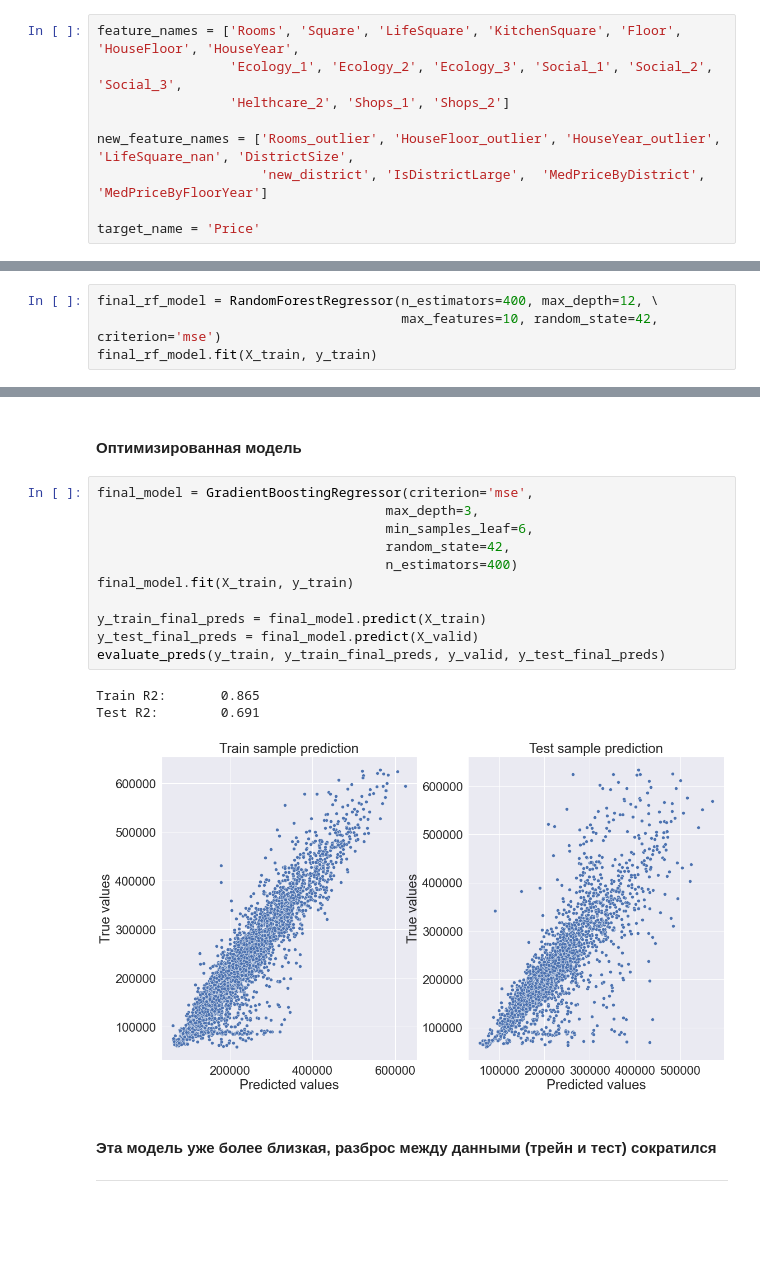
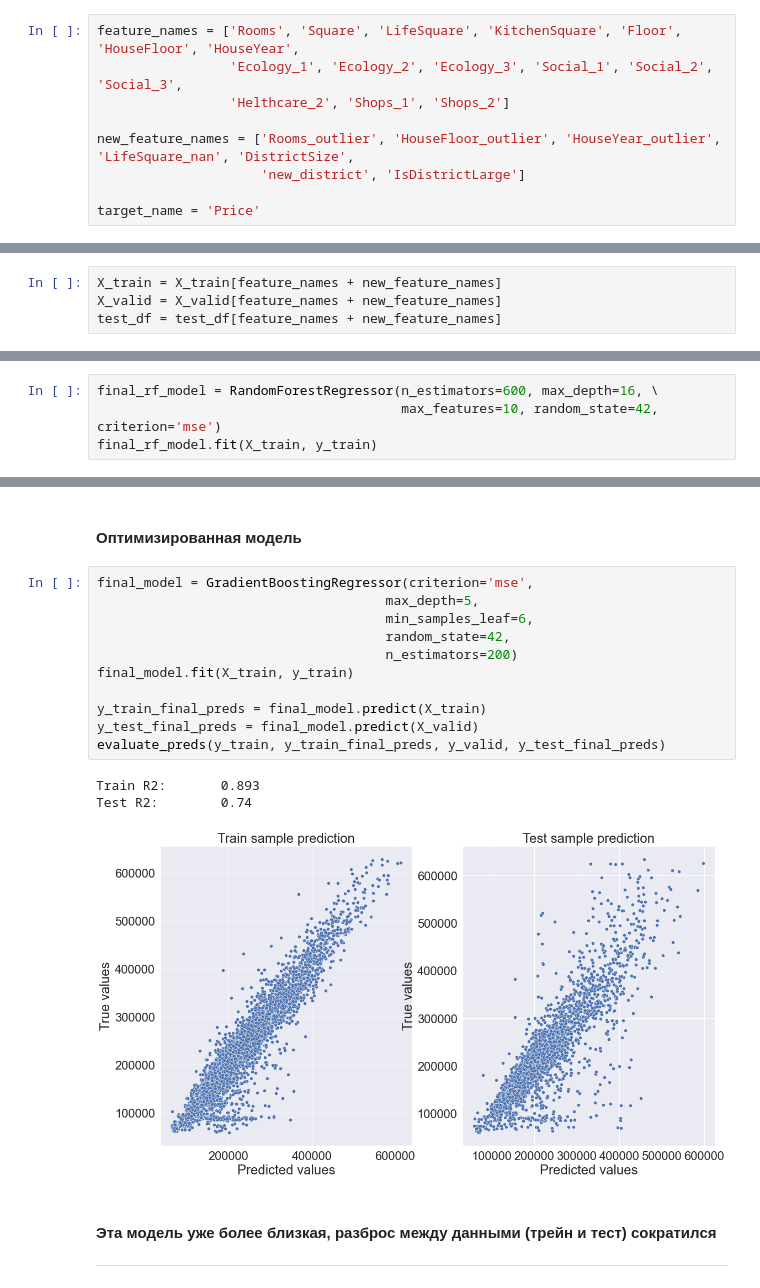
Before and after one commit to samoryad/datascience_GB, a Jupyter notebook: project_price_prediction/project_price_prediction.ipynb, the cells around one changed output, grey strips where cells are left out. Drawn from its saved outputs; the diff is of its cells as text; blank space fills up the shorter version.

```diff
--- a/project_price_prediction/project_price_prediction.ipynb
+++ b/project_price_prediction/project_price_prediction.ipynb
@@ -784,7 +787,7 @@ feature_names = ['Rooms', 'Square', 'LifeSquare', 'KitchenSquare', 'Floor', 'Hou
                  'Helthcare_2', 'Shops_1', 'Shops_2']
 
 new_feature_names = ['Rooms_outlier', 'HouseFloor_outlier', 'HouseYear_outlier', 'LifeSquare_nan', 'DistrictSize',
-                     'new_district', 'IsDistrictLarge',  'MedPriceByDistrict', 'MedPriceByFloorYear']
+                     'new_district', 'IsDistrictLarge']
 
 target_name = 'Price'
 # %% [markdown]
@@ -819,6 +822,10 @@ test_df = features_gen.transform(test_df)
 X_train.shape, X_valid.shape, test_df.shape
 # %% [output]
 ((6700, 29), (3300, 29), (5000, 29))
+# %%
+X_train = X_train[feature_names + new_feature_names]
+X_valid = X_valid[feature_names + new_feature_names]
+test_df = test_df[feature_names + new_feature_names]
 # %%
 X_train.isna().sum().sum(), X_valid.isna().sum().sum(), test_df.isna().sum().sum()
 # %% [output]
@@ -885,7 +895,7 @@ Test R2:        0.685
 # %% [markdown]
 #### Оптимизированная модель
 # %%
-final_rf_model = RandomForestRegressor(n_estimators=400, max_depth=12, \
+final_rf_model = RandomForestRegressor(n_estimators=600, max_depth=16, \
                                        max_features=10, random_state=42, criterion='mse')
 final_rf_model.fit(X_train, y_train)
 # %% [output]
@@ -941,19 +953,19 @@ Test R2:        0.678
 #### Оптимизированная модель
 # %%
 final_model = GradientBoostingRegressor(criterion='mse',
-                                     max_depth=3,
+                                     max_depth=5,
                                      min_samples_leaf=6,
                                      random_state=42,
-                                     n_estimators=400)
+                                     n_estimators=200)
 final_model.fit(X_train, y_train)
 
 y_train_final_preds = final_model.predict(X_train)
 y_test_final_preds = final_model.predict(X_valid)
 evaluate_preds(y_train, y_train_final_preds, y_valid, y_test_final_preds)
 # %% [output]
-Train R2:       0.865
-Test R2:        0.691
+Train R2:       0.893
+Test R2:        0.74
-[figure, old version]
+[figure, new version]
 # %% [markdown]
 #### Эта модель уже более близкая, разброс между данными (трейн и тест) сократился
 ---
```
Also changed, not shown: parts of 30 cells of this notebook, 1 other file.
